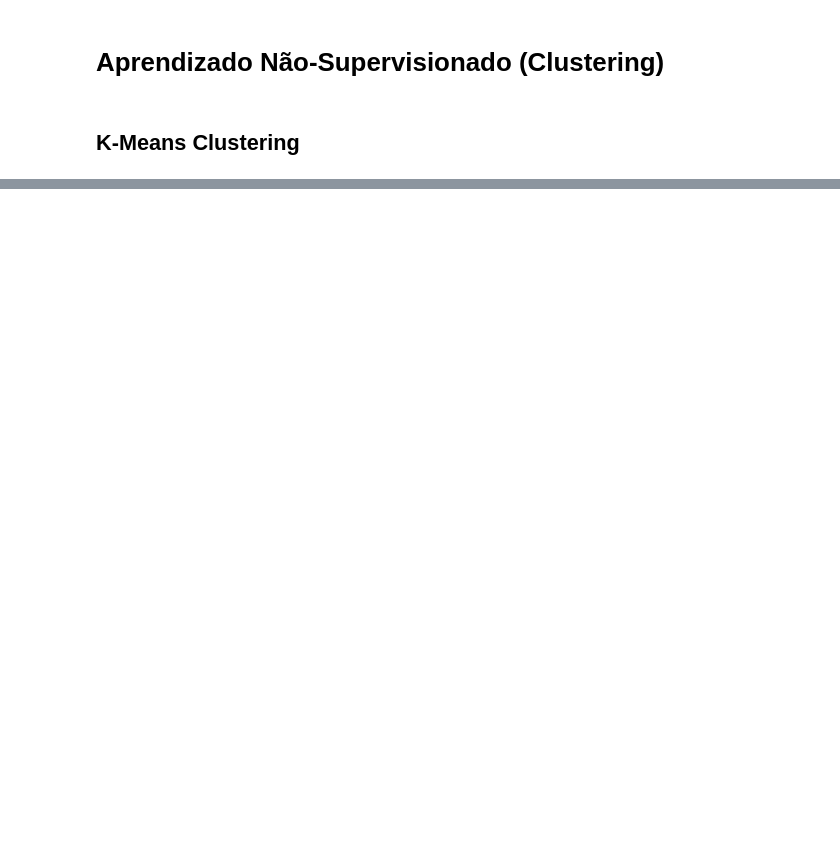
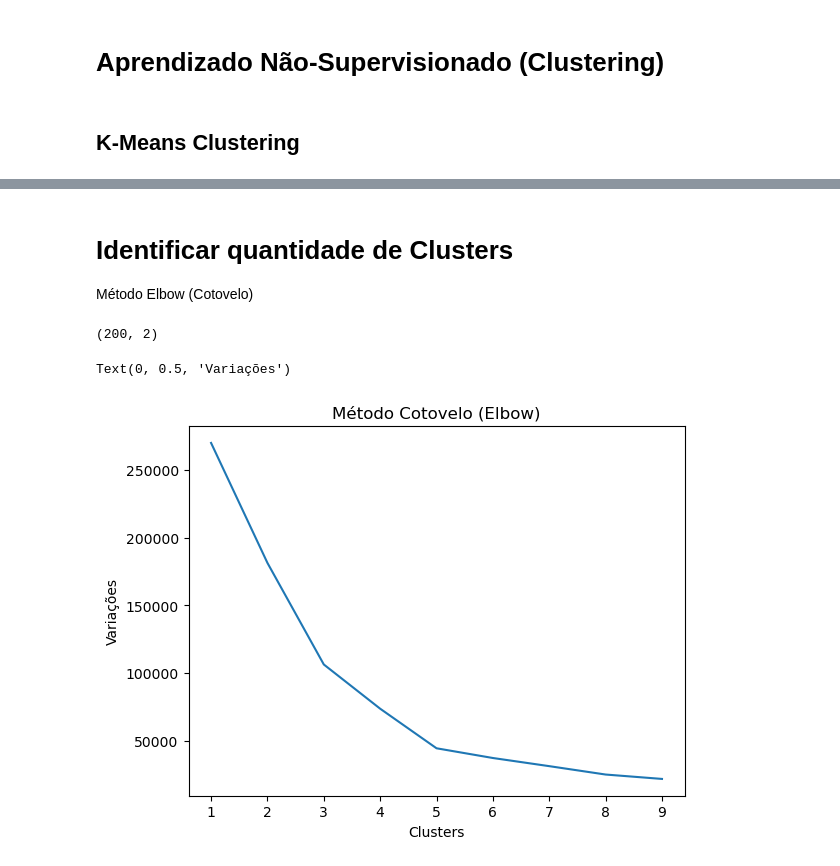
Before and after one commit to phillrog/py-machine-learning, a Jupyter notebook: notebooks/12 - Aprendizagem Não-Supervisionada (Clustering)/K-Means Clustering.ipynb, the cells around one changed output, grey strips where cells are left out. Saved outputs shown, nothing was run; the diff lists cells and outputs as text; code cells hidden in the pictures; blank space fills up the shorter version.

Commit message:
aplicando método elbow

```diff
--- a/notebooks/12 - Aprendizagem Não-Supervisionada (Clustering)/K-Means Clustering.ipynb
+++ b/notebooks/12 - Aprendizagem Não-Supervisionada (Clustering)/K-Means Clustering.ipynb
@@ -27,0 +49,3 @@ plt.scatter(df['Renda Anual'], df['Nivel de Gasto (1-100)'])
+# %% [markdown]
+# Identificar quantidade de Clusters
+Método Elbow (Cotovelo)
@@ -27,0 +54,20 @@ plt.scatter(df['Renda Anual'], df['Nivel de Gasto (1-100)'])
+# %%
+X = df.values
+# %%
+X.shape
+# %% [output]
+(200, 2)
+# %%
+variacoes = []
+for i in range(1,10):
+    kmeans=KMeans(n_clusters=i, init='k-means++')
+    kmeans.fit(X)
+    variacoes.append(kmeans.inertia_)
+
+plt.plot(range(1,10), variacoes)
+plt.title('Método Cotovelo (Elbow)')
+plt.xlabel('Clusters')
+plt.ylabel('Variações')
+# %% [output]
+Text(0, 0.5, 'Variações')
+[figure, added]
```
Also changed, not shown: parts of 8 cells of this notebook.
